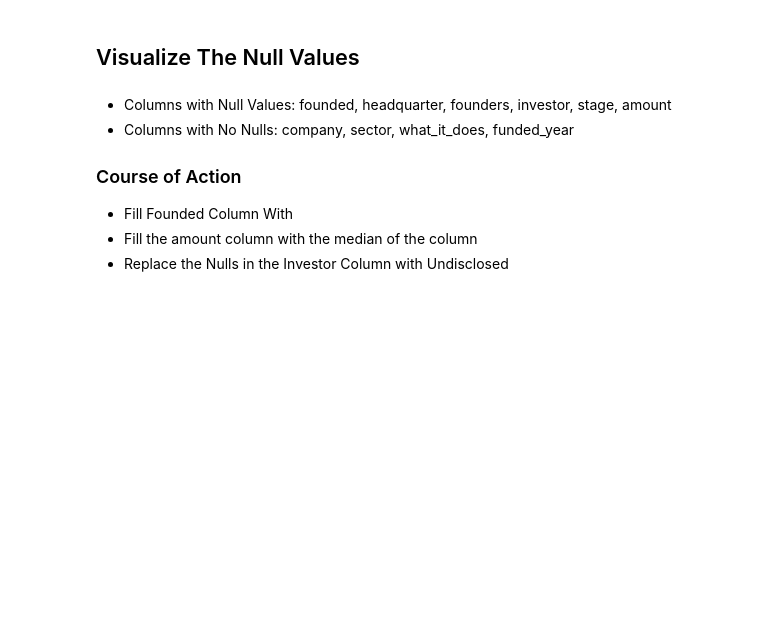
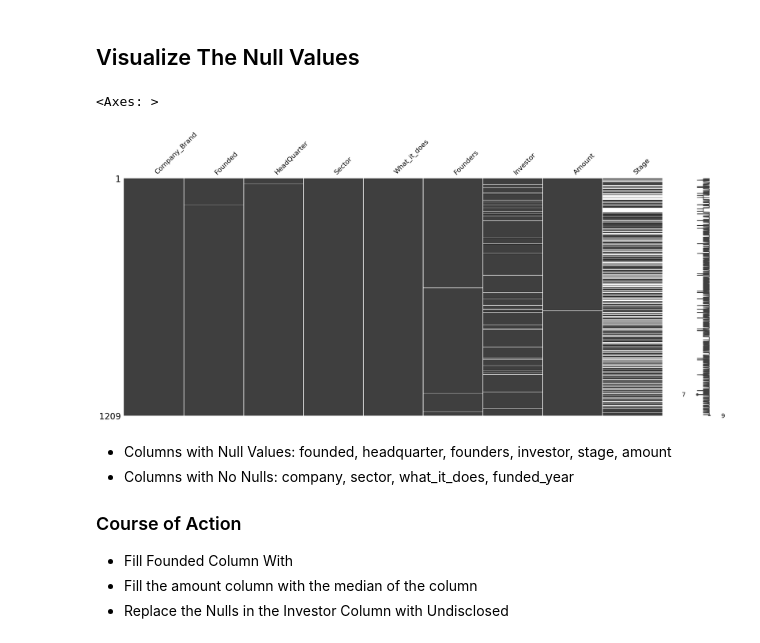
Before and after one commit to FloJoLaryea/Indian_Startup_Ecosystem_Project, a Jupyter notebook: start_up_analysis.ipynb, the cells around one changed output. Saved outputs shown, nothing was run; the diff lists cells and outputs as text; code cells hidden in the pictures; blank space fills up the shorter version.

```diff
--- a/start_up_analysis.ipynb
+++ b/start_up_analysis.ipynb
@@ -2007,7 +2010,10 @@ dtype: int64
 # %% [markdown]
 ## Visualize The Null Values
 # %%
-#missingno.matrix(df_2021)
+missingno.matrix(df_2021)
+# %% [output]
+<Axes: >
+[figure, added]
 # %% [markdown]
 - Columns with Null Values: founded, headquarter, founders, investor, stage, amount
 - Columns with No Nulls: company, sector, what_it_does, funded_year
```
Also changed, not shown: parts of 3 cells of this notebook.
